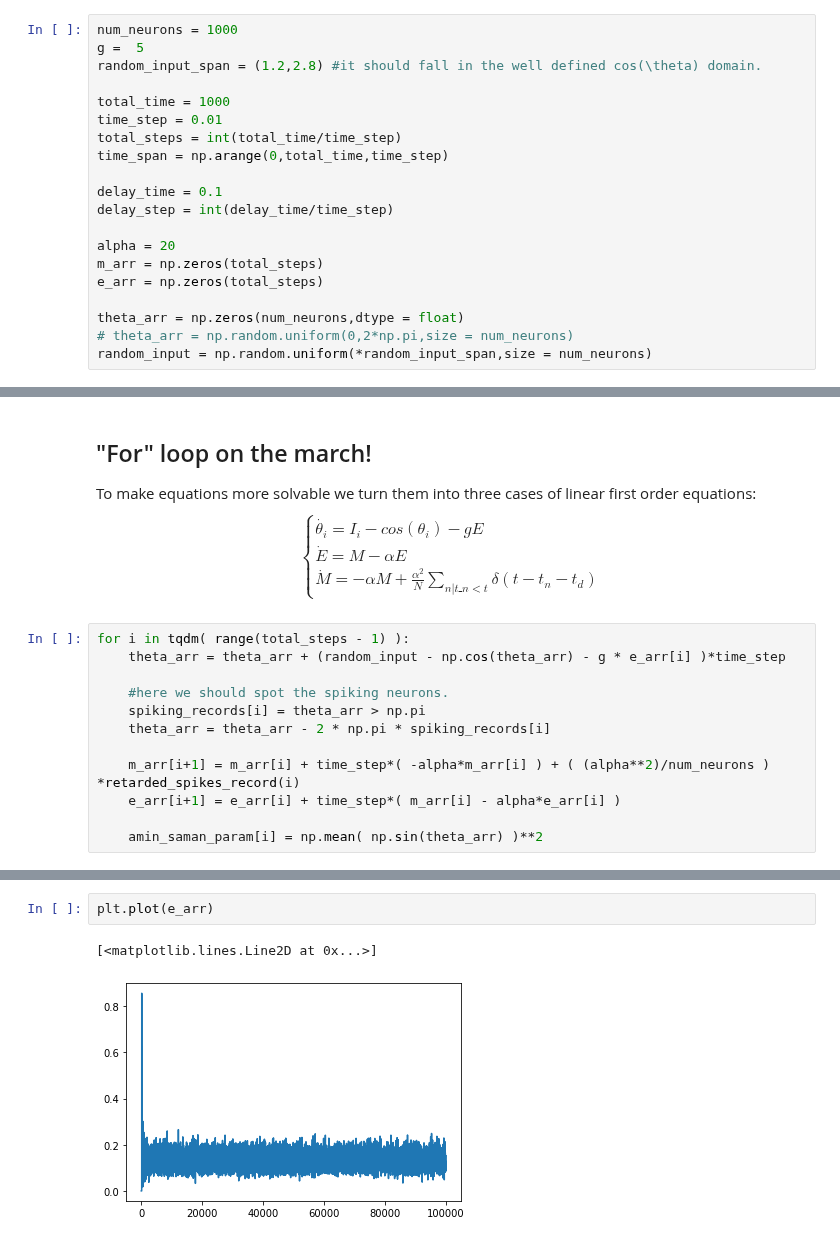
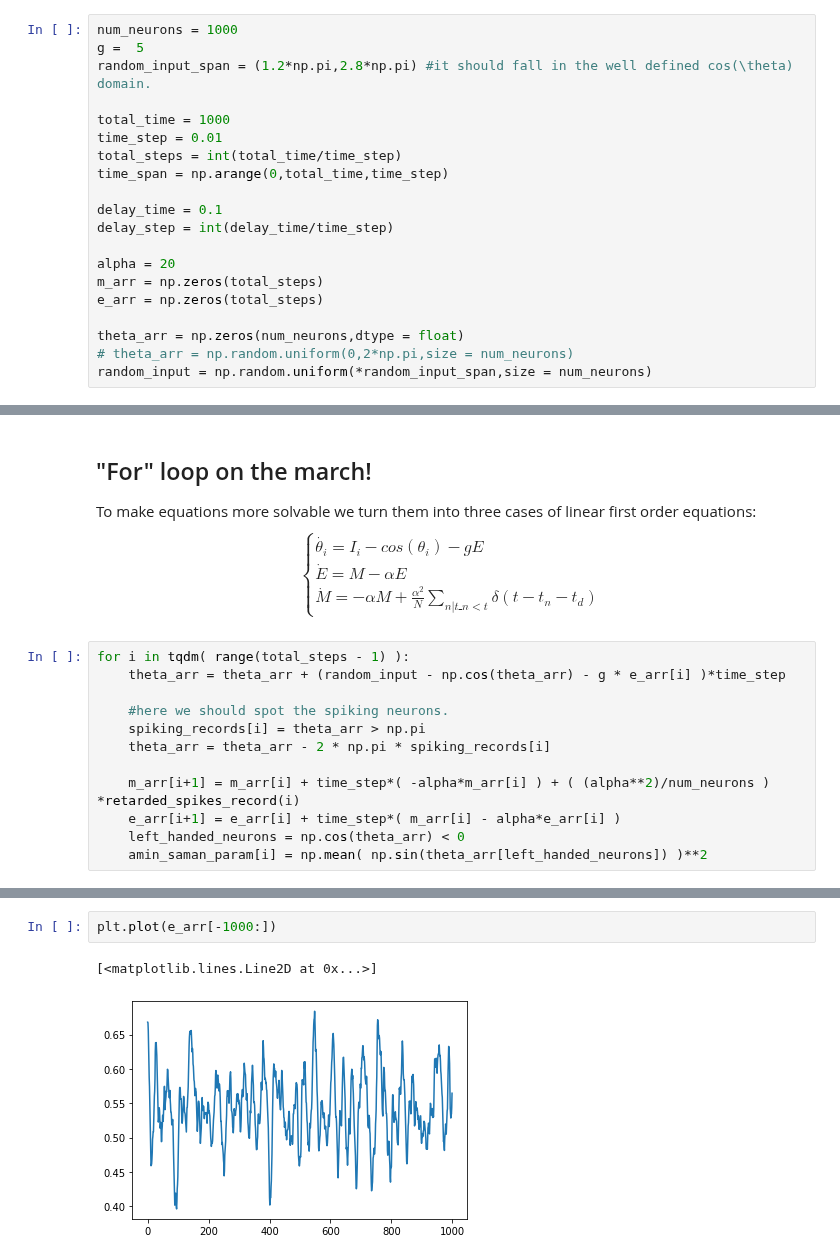
Before and after one commit to mmehrani/master_thesis, a Jupyter notebook: scripts/rotational_model/rotational_model.ipynb, the cells around one changed output, grey strips where cells are left out. Cells and saved outputs as stored; diff of their text form.

```diff
--- a/scripts/rotational_model/rotational_model.ipynb
+++ b/scripts/rotational_model/rotational_model.ipynb
@@ -14,7 +14,7 @@ from tqdm import tqdm
 # %%
 num_neurons = 1000
 g =  5
-random_input_span = (1.2,2.8) #it should fall in the well defined cos(\theta) domain.
+random_input_span = (1.2*np.pi,2.8*np.pi) #it should fall in the well defined cos(\theta) domain.
 
 total_time = 1000
 time_step = 0.01
@@ -63,8 +63,8 @@ for i in tqdm( range(total_steps - 1) ):
 
     m_arr[i+1] = m_arr[i] + time_step*( -alpha*m_arr[i] ) + ( (alpha**2)/num_neurons ) *retarded_spikes_record(i)
     e_arr[i+1] = e_arr[i] + time_step*( m_arr[i] - alpha*e_arr[i] )
-
-    amin_saman_param[i] = np.mean( np.sin(theta_arr) )**2
+    left_handed_neurons = np.cos(theta_arr) < 0
+    amin_saman_param[i] = np.mean( np.sin(theta_arr[left_handed_neurons]) )**2
 # %%
 plt.hist(theta_arr)
 # %% [output]
@@ -90,8 +90,8 @@ plt.savefig('raster_plot_N{}_g{}.png'.format(num_neurons,g))
 # %%
-plt.plot(e_arr)
+plt.plot(e_arr[-1000:])
 # %% [output]
 [<matplotlib.lines.Line2D at 0x...>]
-[figure, old version]
+[figure, new version]
 # %%
 plt.hist(theta_arr )
 # %% [output]
```
Also changed, not shown: parts of 6 cells of this notebook, 16 other files.
